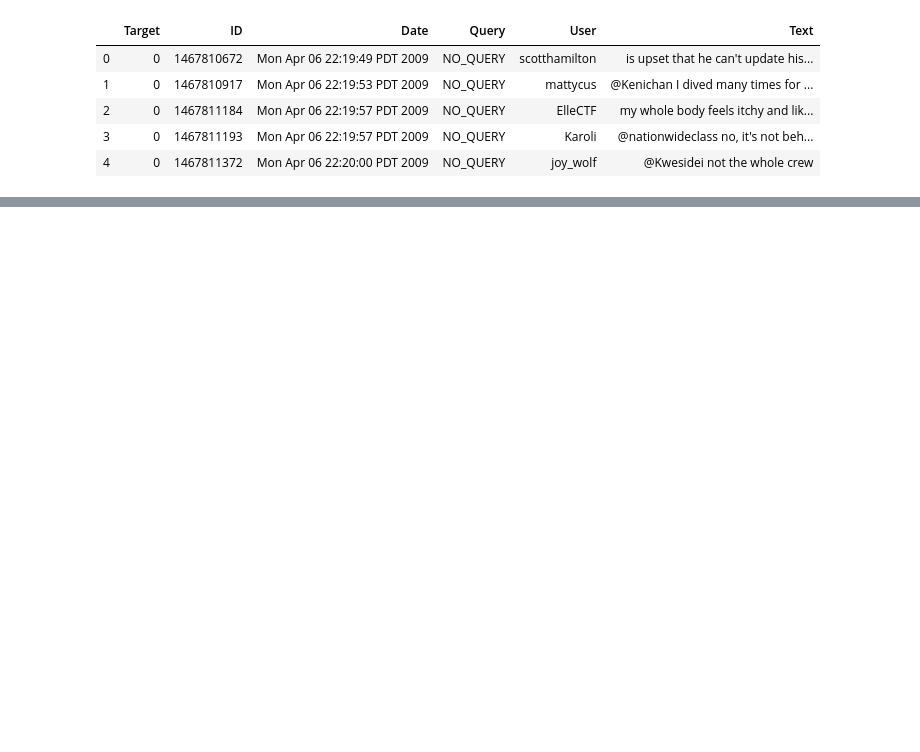
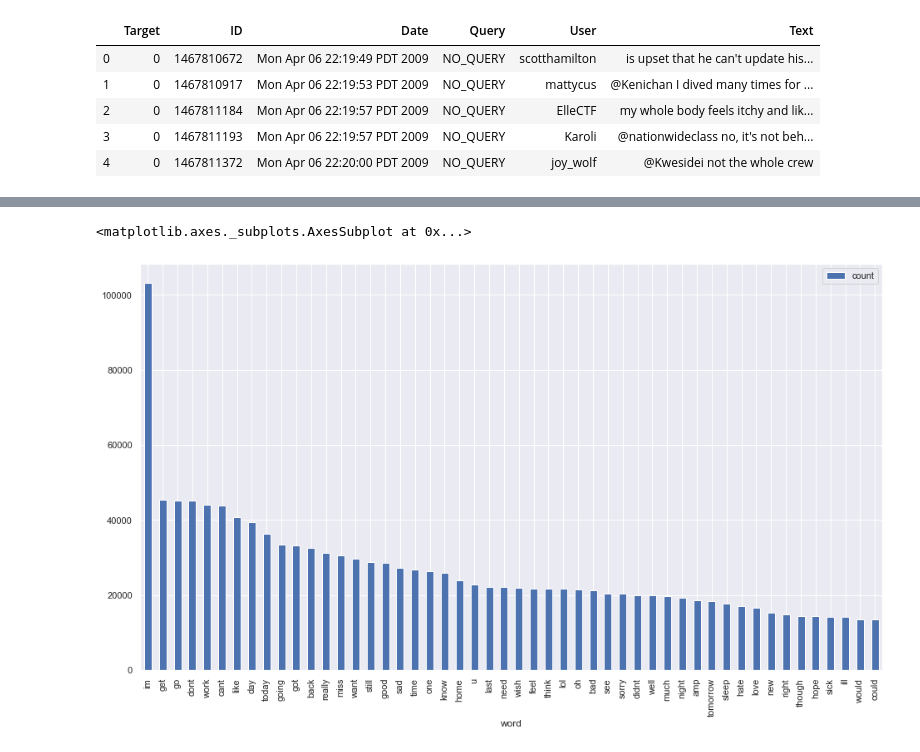
Before and after one commit to Rafatian/Springboard, a Jupyter notebook: Sentiment_Analysis_Project.ipynb, the cells around one changed output, grey strips where cells are left out. Saved outputs shown, nothing was run; the diff lists cells and outputs as text; code cells hidden in the pictures; blank space fills up the shorter version.

```diff
--- a/Sentiment_Analysis_Project.ipynb
+++ b/Sentiment_Analysis_Project.ipynb
@@ -21,0 +102,5 @@ raw_tweets.head()
+# %%
+dfword_neg[:50].plot(x = 'word', y ='count', kind ='bar', figsize = (16,9))
+# %% [output]
+<matplotlib.axes._subplots.AxesSubplot at 0x...>
+[figure, added]
```
Also changed, not shown: parts of 14 cells of this notebook.
